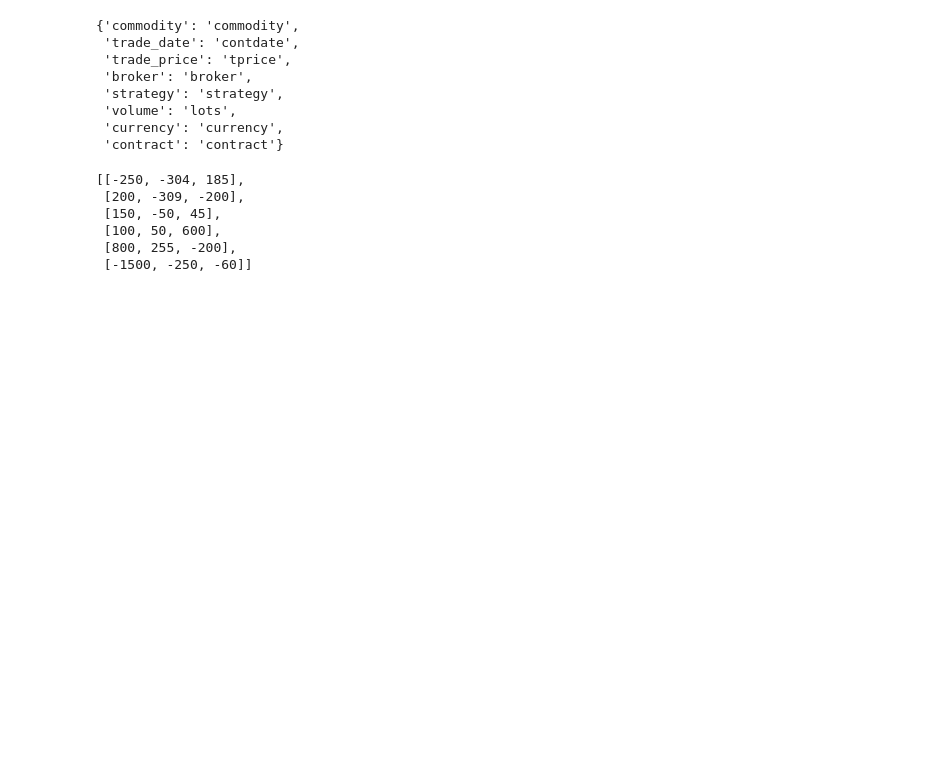
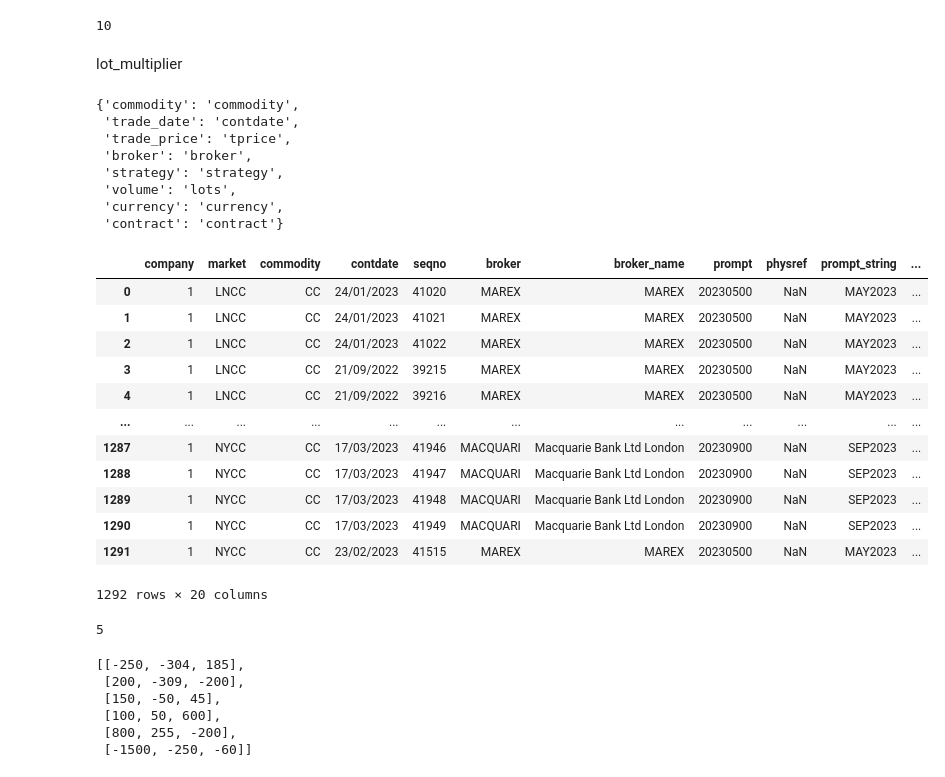
Before and after one commit to thomasmeyler/MRisk, a Jupyter notebook: explore.ipynb, the cells around one changed output. Drawn from its saved outputs; the diff is of its cells as text; code cells hidden in the pictures; blank space fills up the shorter version.

```diff
--- a/explore.ipynb
+++ b/explore.ipynb
@@ -9,6 +9,11 @@ from position.flat import *
 asset = yaml.load(open('utils/asset.yml'), Loader=yaml.FullLoader)
 # %%
 lot_multiplier = asset['cocoa']['CC_LDN']['lot_size']
+lot_multiplier
+# %% [output]
+10
+# %% [markdown]
+lot_multiplier
 # %%
 avail_contracts = asset['cocoa']['CC_LDN']['chain']['futures']['month']['absolute']
 # %%
@@ -35,6 +40,22 @@ SNAPSHOT_DATE = '24-04-2023'
  'volume': 'lots',
  'currency': 'currency',
  'contract': 'contract'}
+# %%
+position
+# %% [output]
+|  | company | market | commodity | contdate | seqno | broker | broker_name | prompt | physref | prompt_string | ... |
+| 0 | 1 | LNCC | CC | 24/01/2023 | 41020 | MAREX | MAREX | 20230500 | NaN | MAY2023 | ... |
+| 1 | 1 | LNCC | CC | 24/01/2023 | 41021 | MAREX | MAREX | 20230500 | NaN | MAY2023 | ... |
+| 2 | 1 | LNCC | CC | 24/01/2023 | 41022 | MAREX | MAREX | 20230500 | NaN | MAY2023 | ... |
+| 3 | 1 | LNCC | CC | 21/09/2022 | 39215 | MAREX | MAREX | 20230500 | NaN | MAY2023 | ... |
+| 4 | 1 | LNCC | CC | 21/09/2022 | 39216 | MAREX | MAREX | 20230500 | NaN | MAY2023 | ... |
+| ... | ... | ... | ... | ... | ... | ... | ... | ... | ... | ... | ... |
+| 1287 | 1 | NYCC | CC | 17/03/2023 | 41946 | MACQUARI | Macquarie Bank Ltd London | 20230900 | NaN | SEP2023 | ... |
+| 1288 | 1 | NYCC | CC | 17/03/2023 | 41947 | MACQUARI | Macquarie Bank Ltd London | 20230900 | NaN | SEP2023 | ... |
+| 1289 | 1 | NYCC | CC | 17/03/2023 | 41948 | MACQUARI | Macquarie Bank Ltd London | 20230900 | NaN | SEP2023 | ... |
+| 1290 | 1 | NYCC | CC | 17/03/2023 | 41949 | MACQUARI | Macquarie Bank Ltd London | 20230900 | NaN | SEP2023 | ... |
+| 1291 | 1 | NYCC | CC | 23/02/2023 | 41515 | MAREX | MAREX | 20230500 | NaN | MAY2023 | ... |
+1292 rows × 20 columns
 # %%
 # split on numeric
 cmy = position['prompt_string'].str.split('(\d+)', expand=True).rename(columns={0:'cMonth', 1:'cYear', 2:'na'}).drop(columns='na')
@@ -74,6 +95,10 @@ start.rename(columns={'CC1 Comdty': 'K23', 'CC2 Comdty': 'N23', 'CC3 Comdty': 'U
 P_S = start.copy()
 
 vStart = start.copy()
+# %%
+rC1
+# %% [output]
+5
 # %%
 # sum portfolios
 master = np.array(portfolios)
```
Also changed, not shown: parts of 13 cells of this notebook, 7 other files.
